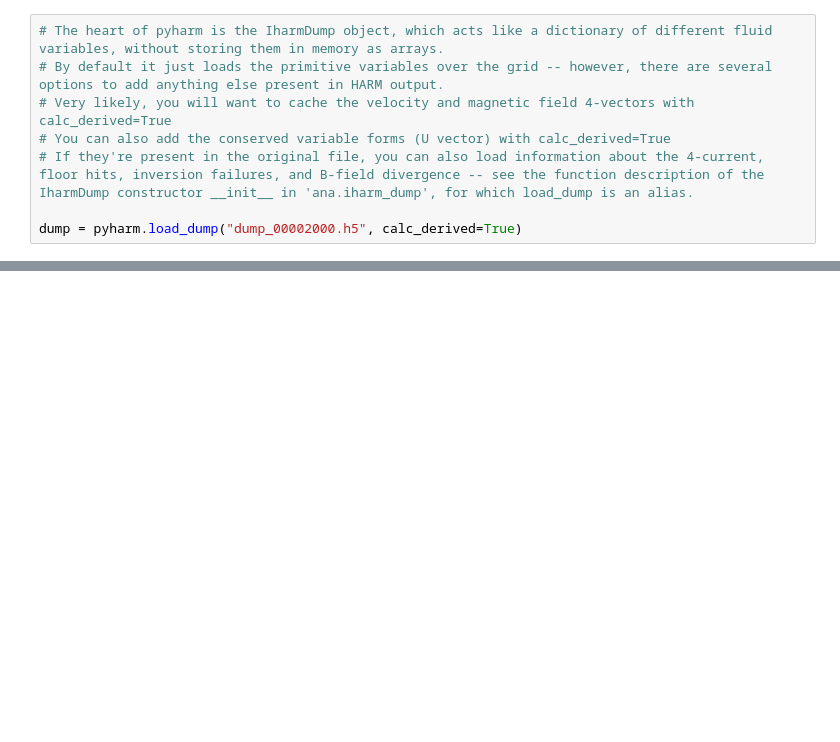
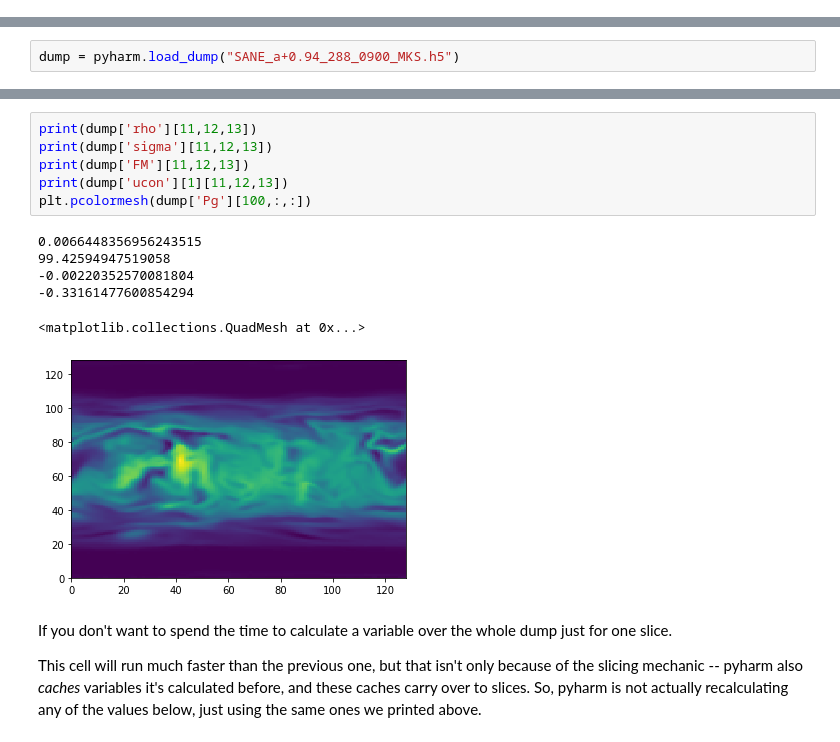
Before and after one commit to AFD-Illinois/pyharm, a Jupyter notebook: notebooks/Sample.ipynb, the cells around one changed output, grey strips where cells are left out. Drawn from its saved outputs; the diff is of its cells as text; blank space fills up the shorter version.

```diff
--- a/notebooks/Sample.ipynb
+++ b/notebooks/Sample.ipynb
@@ -12,11 +13,3 @@ import sys
 import warnings
 if not sys.warnoptions:
     warnings.simplefilter("ignore")
-# %%
-# The heart of pyharm is the IharmDump object, which acts like a dictionary of different fluid variables, without storing them in memory as arrays.
-# By default it just loads the primitive variables over the grid -- however, there are several options to add anything else present in HARM output.
-# Very likely, you will want to cache the velocity and magnetic field 4-vectors with calc_derived=True
-# You can also add the conserved variable forms (U vector) with calc_derived=True
-# If they're present in the original file, you can also load information about the 4-current, floor hits, inversion failures, and B-field divergence -- see the function description of the IharmDump constructor __init__ in 'ana.iharm_dump', for which load_dump is an alias.
-
-dump = pyharm.load_dump("dump_00002000.h5", calc_derived=True)
@@ -30,0 +21,2 @@ dump = pyharm.load_dump("dump_00002000.h5", calc_derived=True)
+# %%
+dump = pyharm.load_dump("SANE_a+0.94_288_0900_MKS.h5")
@@ -30,0 +27,17 @@ dump = pyharm.load_dump("dump_00002000.h5", calc_derived=True)
+# %%
+print(dump['rho'][11,12,13])
+print(dump['sigma'][11,12,13])
+print(dump['FM'][11,12,13])
+print(dump['ucon'][1][11,12,13])
+plt.pcolormesh(dump['Pg'][100,:,:])
+# %% [output]
+0.0066448356956243515
+99.42594947519058
+-0.00220352570081804
+-0.33161477600854294
+<matplotlib.collections.QuadMesh at 0x...>
+[figure, added]
+# %% [markdown]
+If you don't want to spend the time to calculate a variable over the whole dump just for one slice.
+
+This cell will run much faster than the previous one, but that isn't only because of the slicing mechanic -- pyharm also *caches* variables it's calculated before, and these caches carry over to slices.  So, pyharm is not actually recalculating any of the values below, just using the same ones we printed above.
```
Also changed, not shown: parts of 21 cells of this notebook, 3 other files.
